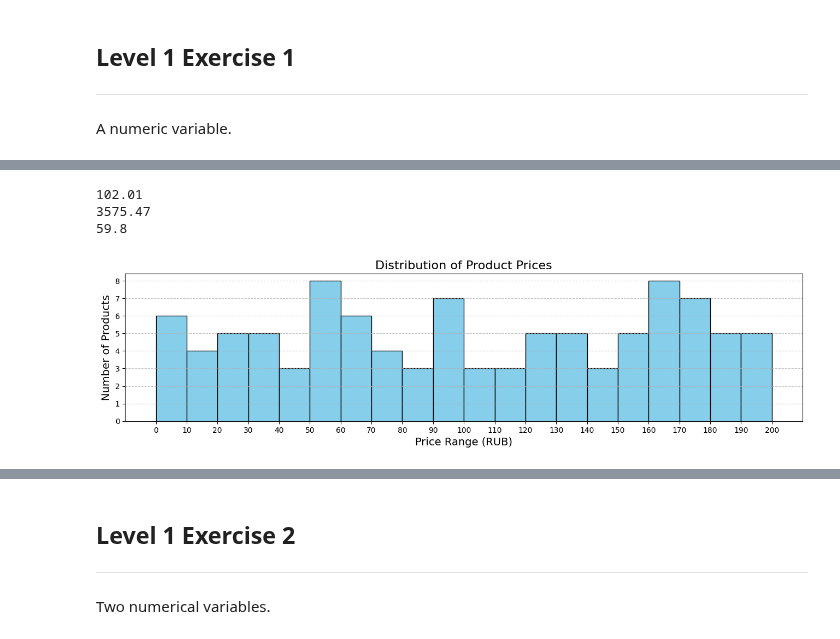
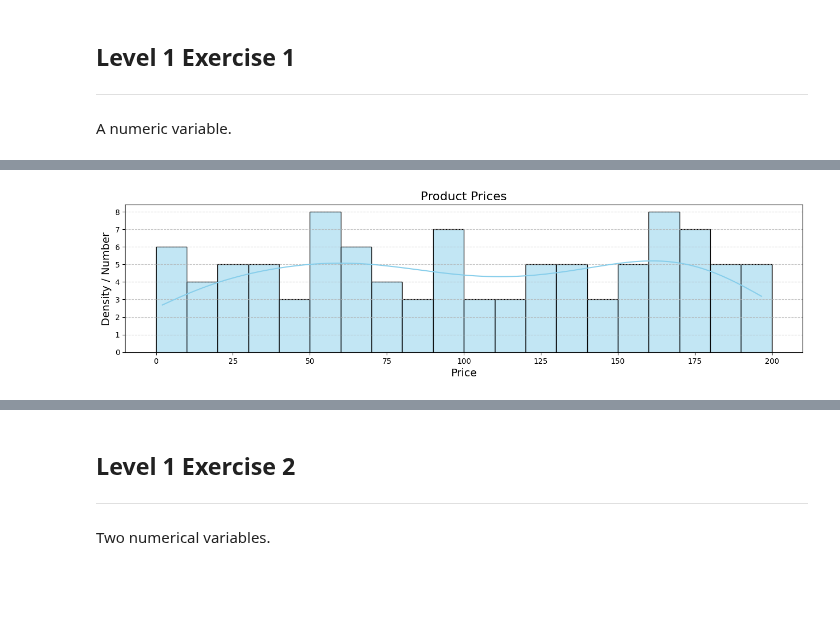
Before and after one commit to leocareer/DA_specialization, a Jupyter notebook: Sprint_08/S8_01.ipynb, the cells around one changed output, grey strips where cells are left out. Saved outputs shown, nothing was run; the diff lists cells and outputs as text; code cells hidden in the pictures; blank space fills up the shorter version.

```diff
--- a/Sprint_08/S8_01.ipynb
+++ b/Sprint_08/S8_01.ipynb
@@ -23,19 +23,21 @@ import seaborn as sns
 
 from sqlalchemy import create_engine
 
-engine = create_engine('mysql+pymysql://root:root123!@localhost/commerce')
+engine_commerce = create_engine('mysql+pymysql://root:root123!@localhost/commerce')
 
-df_transactions = pd.read_sql('SELECT * FROM transactions;', engine)
+df_card_status = pd.read_sql('SELECT * FROM card_status;', engine_commerce)
+df_companies = pd.read_sql('SELECT * FROM companies;', engine_commerce)
+df_credit_cards = pd.read_sql('SELECT * FROM credit_cards;', engine_commerce)
+df_products = pd.read_sql('SELECT * FROM products;', engine_commerce)
+df_transaction_items = pd.read_sql('SELECT * FROM transaction_items;', engine_commerce)
+df_transactions = pd.read_sql('SELECT * FROM transactions;', engine_commerce)
+df_users = pd.read_sql('SELECT * FROM users;', engine_commerce)
+
 df_transactions['timestamp'] = pd.to_datetime(df_transactions['timestamp'])
 
 df_approved = df_transactions[df_transactions['declined'] == 0]
 
-df_users = pd.read_sql('SELECT * FROM users;', engine)
-df_companies = pd.read_sql('SELECT * FROM companies;', engine)
-df_products = pd.read_sql('SELECT * FROM products;', engine)
-df_credit_cards = pd.read_sql('SELECT * FROM credit_cards;', engine)
-df_card_status = pd.read_sql('SELECT * FROM card_status;', engine)
-df_transaction_items = pd.read_sql('SELECT * FROM transaction_items;', engine)
+df_products['price'] = df_products['price'].str.replace('$', '').astype(float)
 # %% [markdown]
 ## Level 1 Exercise 1
 ---
@@ -88,26 +45,13 @@ Name: price, Length: 100, dtype: float64
-# %%
-avg_ticket_sum = df_products['price'].mean()
-print(round(avg_ticket_sum, 2))
-
-dsp_ticket_sum = df_products['price'].var()
-print(round(dsp_ticket_sum, 2))
-
-std_ticket_sum = df_products['price'].std()
-print(round(std_ticket_sum, 2))
-# %% [output]
-102.01
-3575.47
-59.8
 # %%
 bins = range(0, int(df_products['price'].max()) + 10, 10)
 
 plt.figure(figsize=(16, 3.5))
-plt.hist(df_products['price'], bins=bins, edgecolor='black', color='skyblue')
 
-plt.title("Distribution of Product Prices", fontsize=16)
-plt.xlabel("Price Range (RUB)", fontsize=14)
-plt.ylabel("Number of Products", fontsize=14)
-plt.xticks(bins)
+sns.histplot(df_products['price'], bins=bins, kde=True, color='skyblue', alpha=0.5, edgecolor='black')
+
+plt.title('Product Prices', fontsize=16)
+plt.xlabel('Price', fontsize=14)
+plt.ylabel('Density / Number', fontsize=14)
 plt.grid(axis='y', linestyle='--', alpha=0.7)
 # %% [output]
-[figure, old version]
+[figure, new version]
```
Also changed, not shown: parts of 23 cells of this notebook.
